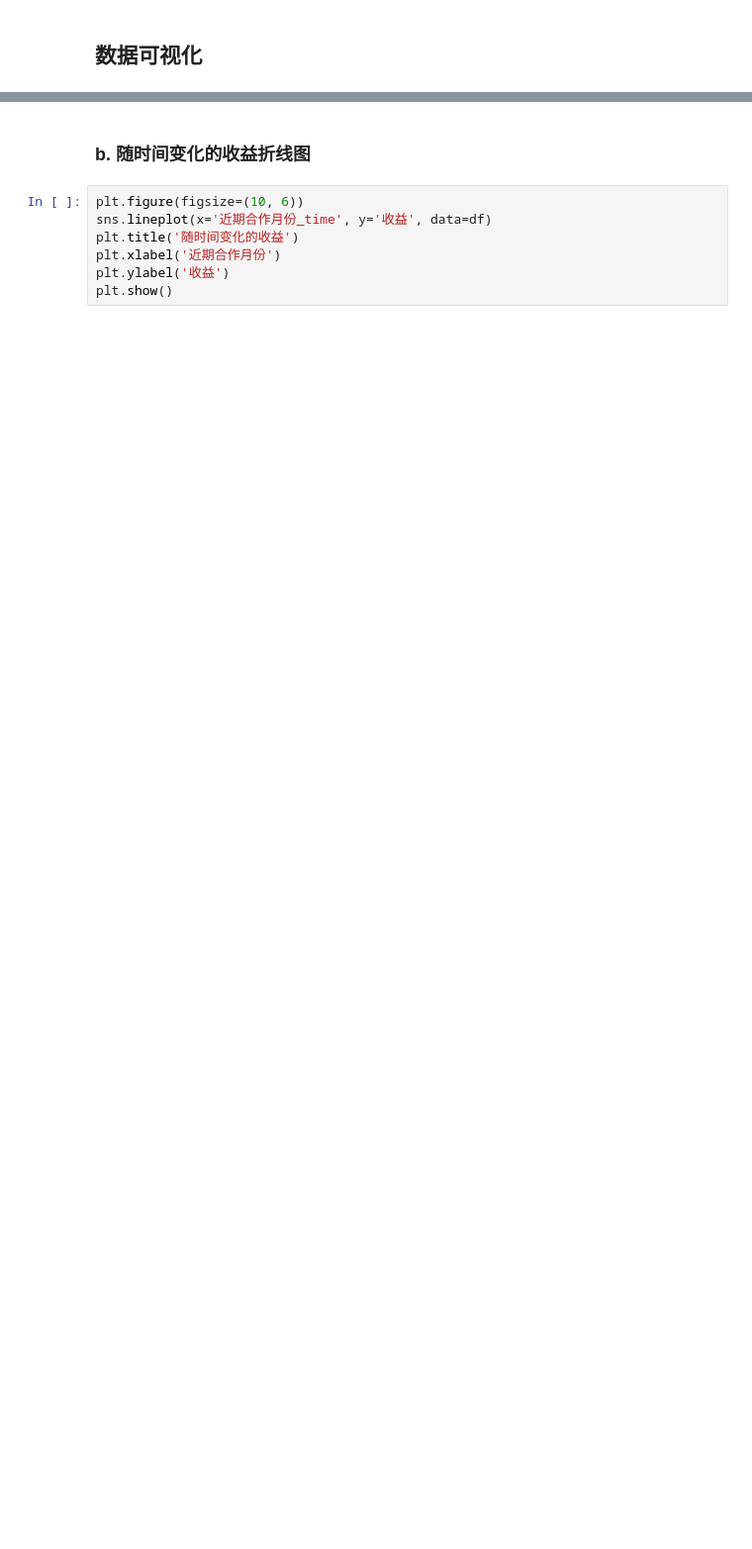
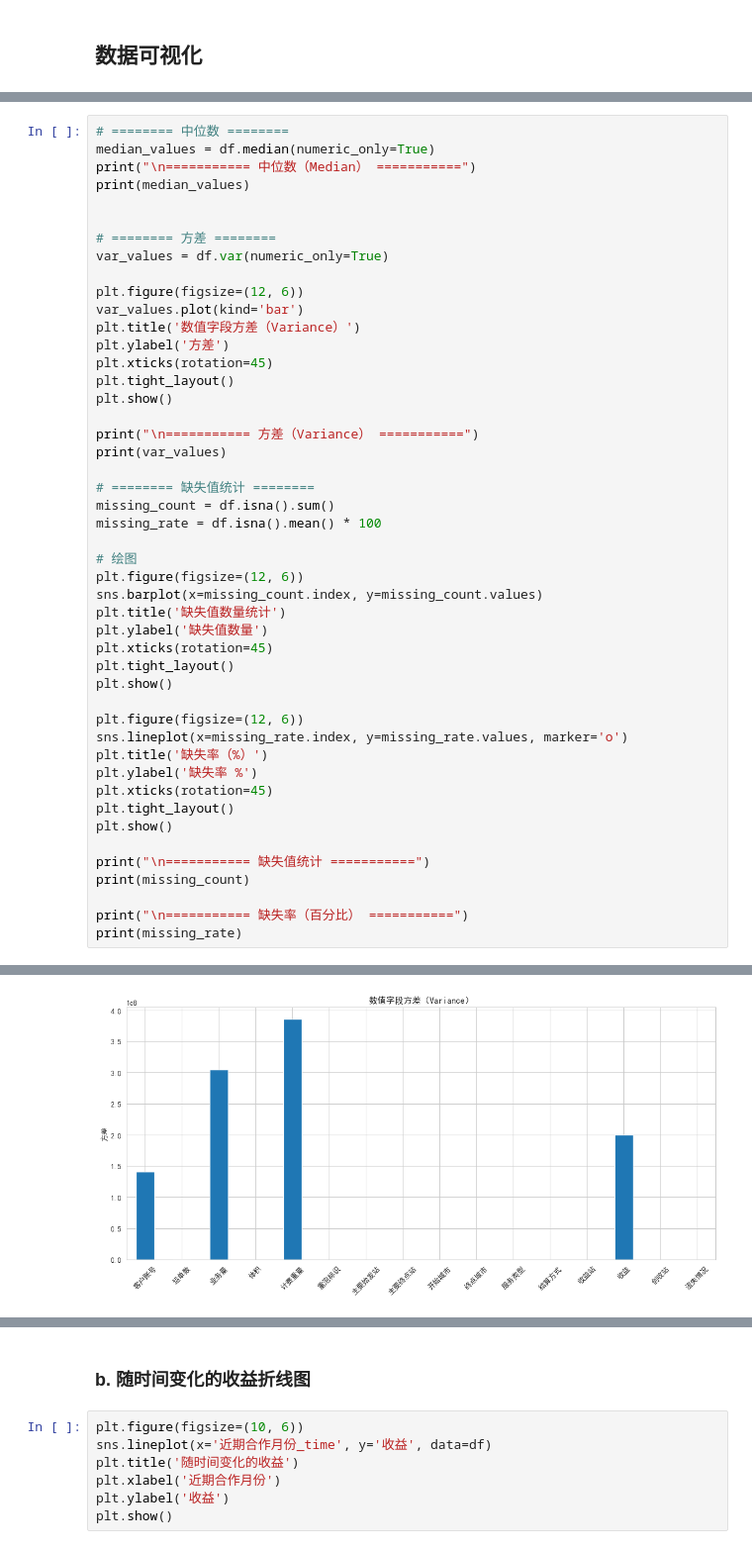
Before and after one commit to AaaBinfinity/DeliverInsight, a Jupyter notebook: raw_data_viz.ipynb, the cells around one changed output, grey strips where cells are left out. Shown at 99% size. Drawn from its saved outputs; the diff is of its cells as text; blank space fills up the shorter version.

```diff
--- a/raw_data_viz.ipynb
+++ b/raw_data_viz.ipynb
@@ -54,0 +44,48 @@ plt.show()
+# %%
+# ======== 中位数 ========
+median_values = df.median(numeric_only=True)
+print("\n=========== 中位数（Median） ===========")
+print(median_values)
+
+
+# ======== 方差 ========
+var_values = df.var(numeric_only=True)
+
+plt.figure(figsize=(12, 6))
+var_values.plot(kind='bar')
+plt.title('数值字段方差（Variance）')
+plt.ylabel('方差')
+plt.xticks(rotation=45)
+plt.tight_layout()
+plt.show()
+
+print("\n=========== 方差（Variance） ===========")
+print(var_values)
+
+# ======== 缺失值统计 ========
+missing_count = df.isna().sum()
+missing_rate = df.isna().mean() * 100
+
+# 绘图
+plt.figure(figsize=(12, 6))
+sns.barplot(x=missing_count.index, y=missing_count.values)
+plt.title('缺失值数量统计')
+plt.ylabel('缺失值数量')
+plt.xticks(rotation=45)
+plt.tight_layout()
+plt.show()
+
+plt.figure(figsize=(12, 6))
+sns.lineplot(x=missing_rate.index, y=missing_rate.values, marker='o')
+plt.title('缺失率（%）')
+plt.ylabel('缺失率 %')
+plt.xticks(rotation=45)
+plt.tight_layout()
+plt.show()
+
+print("\n=========== 缺失值统计 ===========")
+print(missing_count)
+
+print("\n=========== 缺失率（百分比） ===========")
+print(missing_rate)
+# %% [output]
@@ -54,0 +110 @@ plt.show()
+[figure, added]
```
Also changed, not shown: parts of 6 cells of this notebook, 3 other files.
